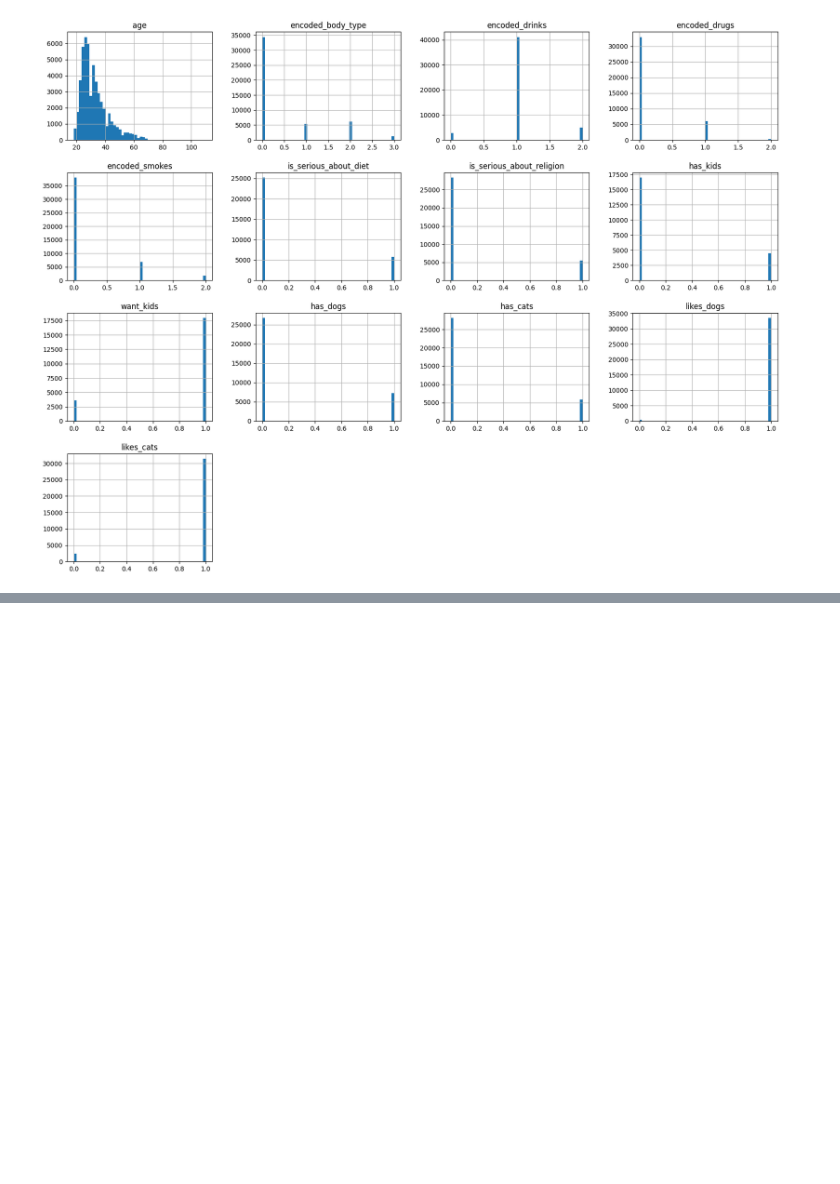
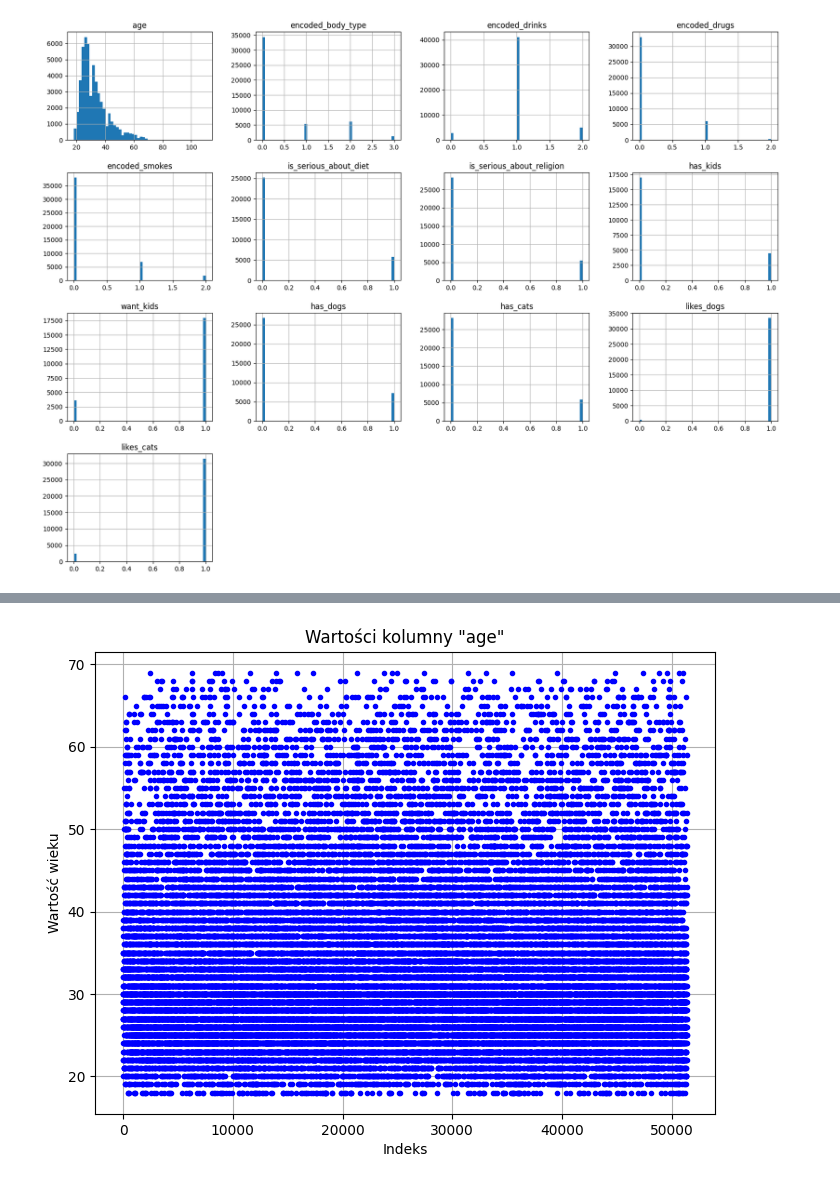
Before and after one commit to martakarolina/Users-recommendation-system, a Jupyter notebook: Praca_inzynierska_kod.ipynb, the cells around one changed output, grey strips where cells are left out. Cells and saved outputs as stored; diff of their text form; code cells hidden in the pictures; blank space fills up the shorter version.

```diff
--- a/Praca_inzynierska_kod.ipynb
+++ b/Praca_inzynierska_kod.ipynb
@@ -922,0 +1177,6 @@ plt.show()
+# %%
+# Wyświetlenie wierszy, w których wartość kolumny "age" przekracza 100
+print(okcupid[okcupid['age'] > 100])
+
+# Usunięcie wierszy, w których wartość kolumny "age" przekracza 100
+okcupid = okcupid[okcupid['age'] <= 100]
@@ -922,0 +1201,11 @@ plt.show()
+# %%
+# Wykres wartości dla kolumny "age" po usunięciu
+plt.figure(figsize=(8, 6))
+plt.plot(okcupid['age'], marker='o', linestyle='None', color='blue', markersize=3)
+plt.title('Wartości kolumny "age"')
+plt.xlabel('Indeks')
+plt.ylabel('Wartość wieku')
+plt.grid(True)
+plt.show()
+# %% [output]
+[figure, added]
```
Also changed, not shown: parts of 35 cells of this notebook.
